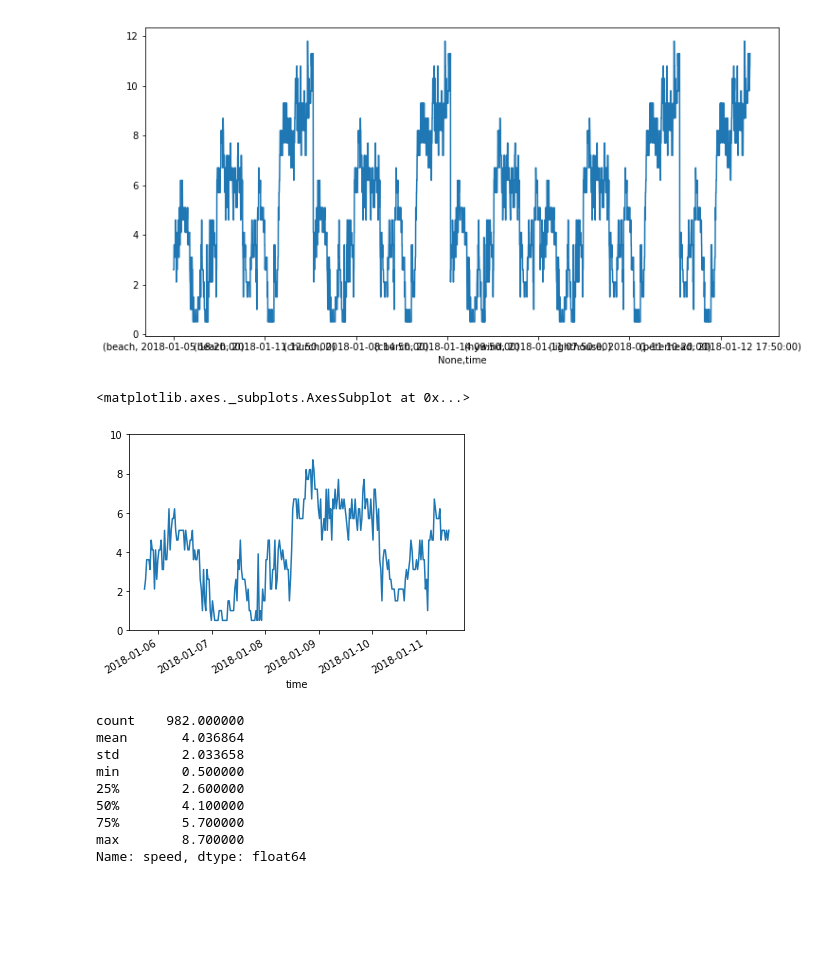
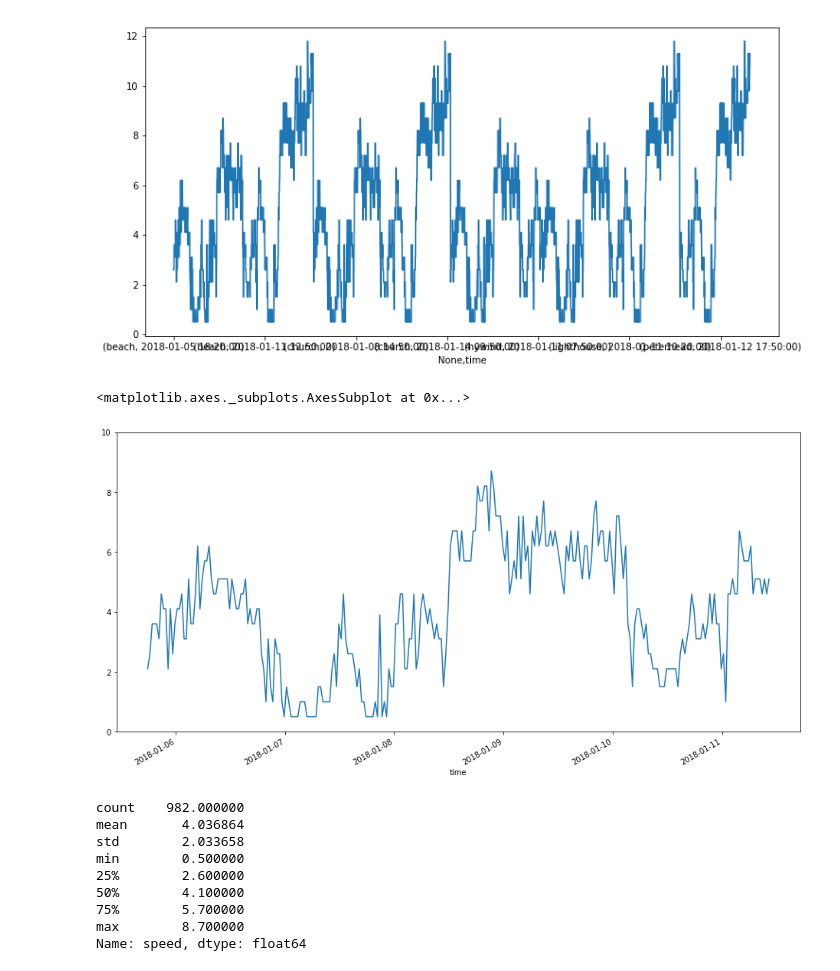
Before and after one commit to jonnor/windportal, a Jupyter notebook: Windportal.ipynb, the cells around one changed output. Saved outputs shown, nothing was run; the diff lists cells and outputs as text; code cells hidden in the pictures; blank space fills up the shorter version.

```diff
--- a/Windportal.ipynb
+++ b/Windportal.ipynb
@@ -41,10 +41,11 @@ f.plot(figsize=(12,6))
 <matplotlib.axes._subplots.AxesSubplot at 0x...>
 [figure]
 # %%
-df['speed'].plot(ylim=(0,10))
+df = frames['hywind']
+df['speed'].plot(ylim=(0,10), figsize=(16,8))
 # %% [output]
 <matplotlib.axes._subplots.AxesSubplot at 0x...>
-[figure, old version]
+[figure, new version]
 # %%
 df['speed'].describe()
 # %% [output]
```
